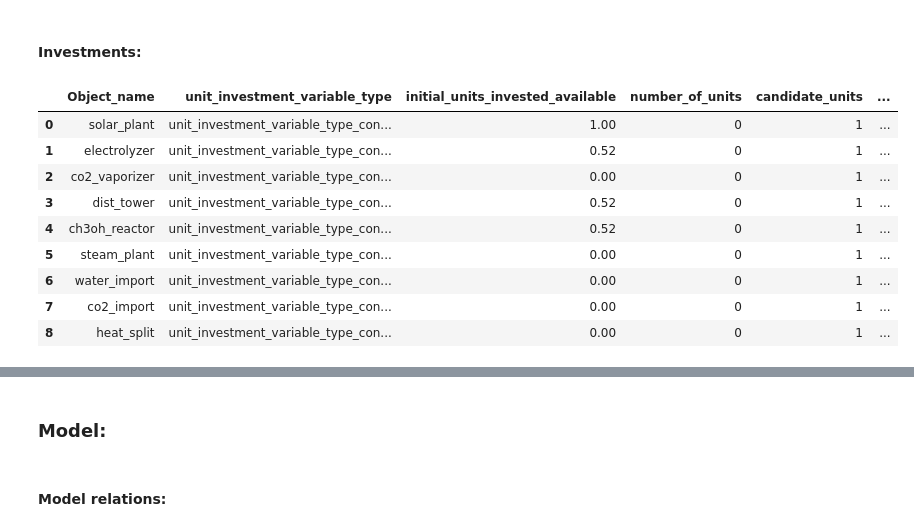
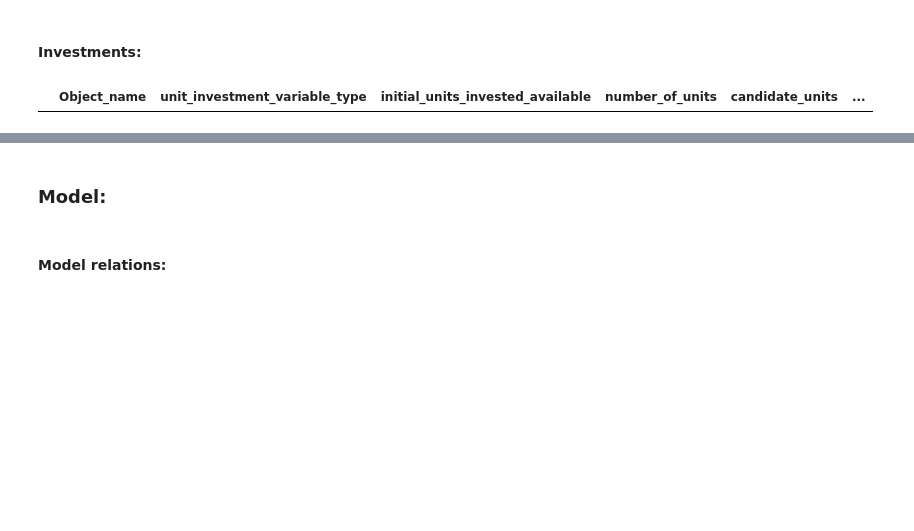
Before and after one commit to CSEI-EU/Nord_H2ub, a Jupyter notebook: spine_projects/01_input_data/00_functions/please_ignore.ipynb, the cells around one changed output, grey strips where cells are left out. Drawn from its saved outputs; the diff is of its cells as text; code cells hidden in the pictures; blank space fills up the shorter version.

```diff
--- a/spine_projects/01_input_data/00_functions/please_ignore.ipynb
+++ b/spine_projects/01_input_data/00_functions/please_ignore.ipynb
@@ -772,43 +770,34 @@ if candidate_nonzero:
                         value = capacity / investment_limit
                 else:
                     value = 0
 
         # Add the results for this row to df_units_inv_parameters
         row_to_add = {'Object_name': row['Unit'],
                       'unit_investment_variable_type': 'unit_investment_variable_type_continuous',
                       'initial_units_invested_available': value,
                       'number_of_units': 0,
                       'candidate_units': 1, # 1 = investment limit
                       'unit_investment_cost': unit_investment_cost,
                       'unit_investment_tech_lifetime': lifetime,
                       'unit_investment_econ_lifetime': lifetime,  # Same as tech lifetime
                       'Alternative': run_name
                      }
 
         rows_to_add.append(row_to_add)
 
     df_units_inv_parameters = pd.concat([df_units_inv_parameters, pd.DataFrame(rows_to_add)], ignore_index=True)
 
     # Scale investment costs to lifetime
     df_units_inv_parameters = scale_costs(df_units_inv_parameters, start_date, end_date, 'unit')
 
     # Scale investment costs to roll forward if used
     if roll_forward_use:
-        df_units_inv_parameters['unit_investment_cost'] = df_units_inv_parameters['unit_investment_cost'] / num_slices
+        df_units_inv_parameters['unit_investment_cost'] = df_units_inv_parameters['unit_investment_cost'] / int(num_slices)
 
 # Show table head for control
 df_units_inv_parameters.head(10)
 # %% [output]
 |  | Object_name | unit_investment_variable_type | initial_units_invested_available | number_of_units | candidate_units | ... |
-| 0 | solar_plant | unit_investment_variable_type_con... | 1.00 | 0 | 1 | ... |
-| 1 | electrolyzer | unit_investment_variable_type_con... | 0.52 | 0 | 1 | ... |
-| 2 | co2_vaporizer | unit_investment_variable_type_con... | 0.00 | 0 | 1 | ... |
-| 3 | dist_tower | unit_investment_variable_type_con... | 0.52 | 0 | 1 | ... |
-| 4 | ch3oh_reactor | unit_investment_variable_type_con... | 0.52 | 0 | 1 | ... |
-| 5 | steam_plant | unit_investment_variable_type_con... | 0.00 | 0 | 1 | ... |
-| 6 | water_import | unit_investment_variable_type_con... | 0.00 | 0 | 1 | ... |
-| 7 | co2_import | unit_investment_variable_type_con... | 0.00 | 0 | 1 | ... |
-| 8 | heat_split | unit_investment_variable_type_con... | 0.00 | 0 | 1 | ... |
 # %%
 # Initialize df
 df_connections_inv_parameters = pd.DataFrame(columns=['Object_name', 'connection_type', 'connection_investment_variable_type',
```
Also changed, not shown: parts of 27 cells of this notebook, 7 other files.
